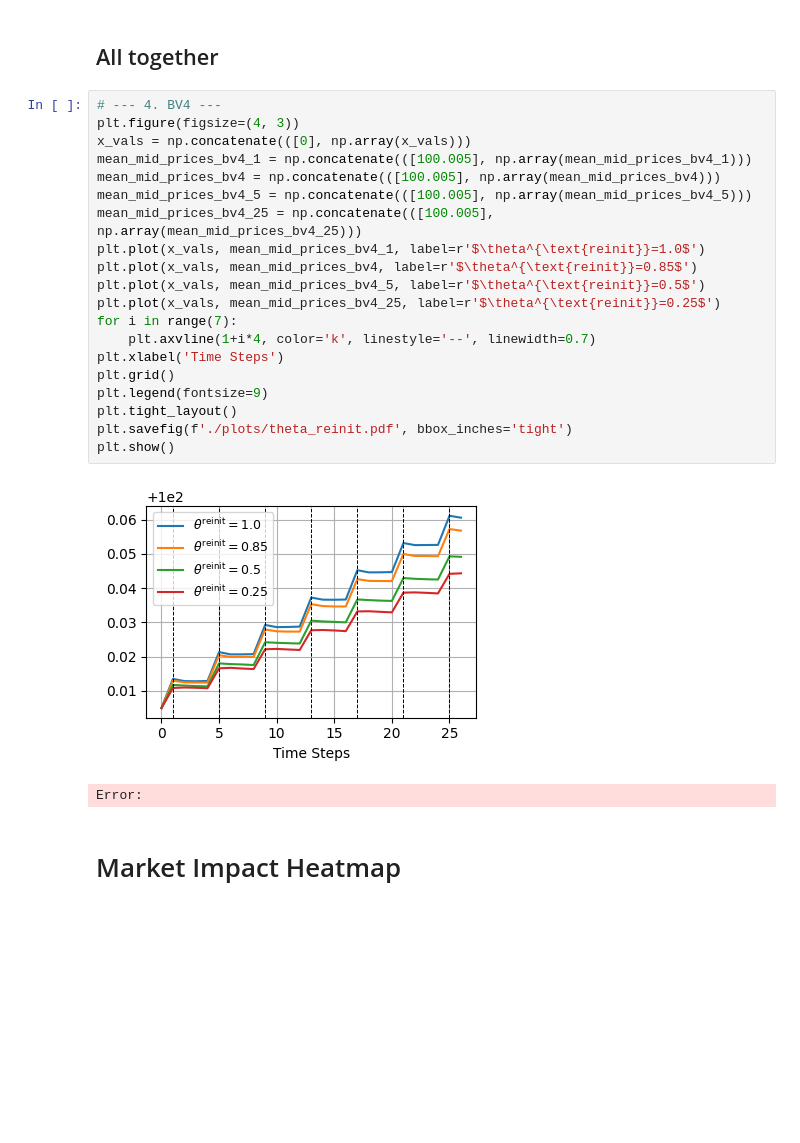
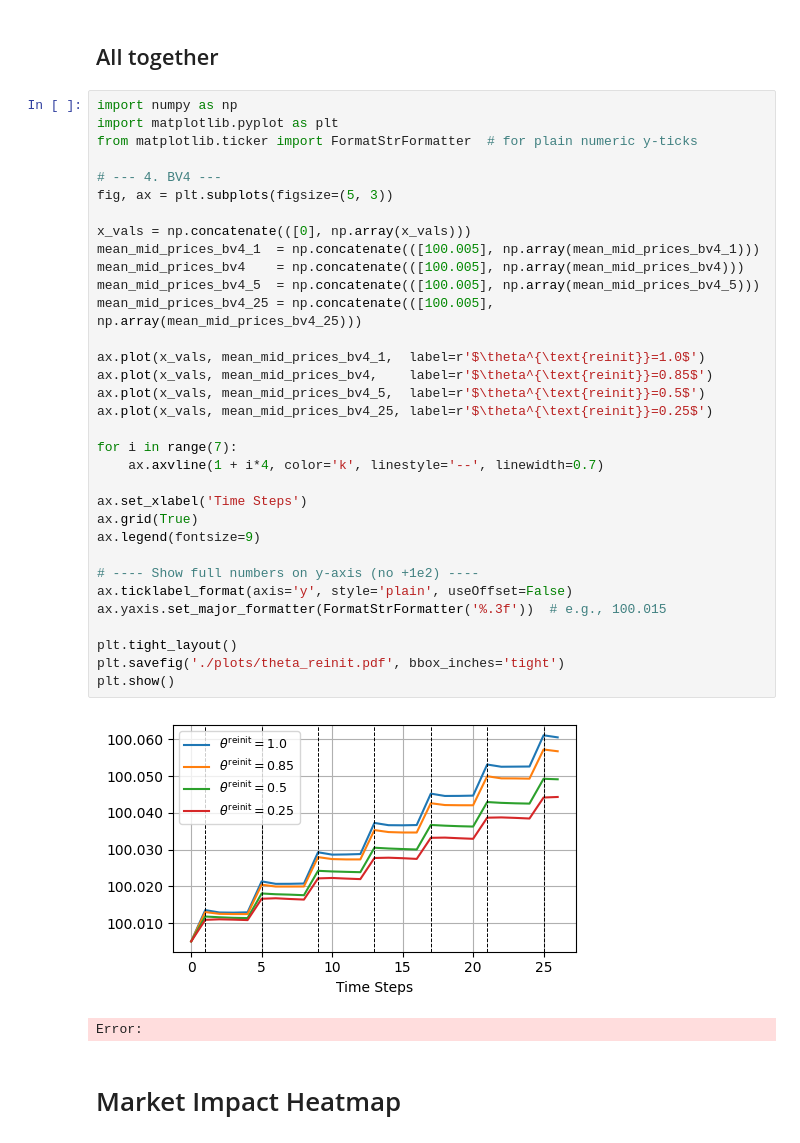
Before and after one commit to TomasEspana/qrm_optimal_execution, a Jupyter notebook: main.ipynb, the cells around one changed output. Drawn from its saved outputs; the diff is of its cells as text; blank space fills up the shorter version.

```diff
--- a/main.ipynb
+++ b/main.ipynb
@@ -1792,27 +1807,40 @@ mean_mid_prices_bv4_25 = np.nanmean(arr_mid_prices, axis=0)
 # %% [markdown]
 ## All together
 # %%
+import numpy as np
+import matplotlib.pyplot as plt
+from matplotlib.ticker import FormatStrFormatter  # for plain numeric y-ticks
+
 # --- 4. BV4 ---
-plt.figure(figsize=(4, 3))
+fig, ax = plt.subplots(figsize=(5, 3))
+
 x_vals = np.concatenate(([0], np.array(x_vals)))
-mean_mid_prices_bv4_1 = np.concatenate(([100.005], np.array(mean_mid_prices_bv4_1)))
-mean_mid_prices_bv4 = np.concatenate(([100.005], np.array(mean_mid_prices_bv4)))
-mean_mid_prices_bv4_5 = np.concatenate(([100.005], np.array(mean_mid_prices_bv4_5)))
+mean_mid_prices_bv4_1  = np.concatenate(([100.005], np.array(mean_mid_prices_bv4_1)))
+mean_mid_prices_bv4    = np.concatenate(([100.005], np.array(mean_mid_prices_bv4)))
+mean_mid_prices_bv4_5  = np.concatenate(([100.005], np.array(mean_mid_prices_bv4_5)))
 mean_mid_prices_bv4_25 = np.concatenate(([100.005], np.array(mean_mid_prices_bv4_25)))
-plt.plot(x_vals, mean_mid_prices_bv4_1, label=r'$\theta^{\text{reinit}}=1.0$')
-plt.plot(x_vals, mean_mid_prices_bv4, label=r'$\theta^{\text{reinit}}=0.85$')
-plt.plot(x_vals, mean_mid_prices_bv4_5, label=r'$\theta^{\text{reinit}}=0.5$')
-plt.plot(x_vals, mean_mid_prices_bv4_25, label=r'$\theta^{\text{reinit}}=0.25$')
+
+ax.plot(x_vals, mean_mid_prices_bv4_1,  label=r'$\theta^{\text{reinit}}=1.0$')
+ax.plot(x_vals, mean_mid_prices_bv4,    label=r'$\theta^{\text{reinit}}=0.85$')
+ax.plot(x_vals, mean_mid_prices_bv4_5,  label=r'$\theta^{\text{reinit}}=0.5$')
+ax.plot(x_vals, mean_mid_prices_bv4_25, label=r'$\theta^{\text{reinit}}=0.25$')
+
 for i in range(7):
-    plt.axvline(1+i*4, color='k', linestyle='--', linewidth=0.7)
-plt.xlabel('Time Steps')
-plt.grid()
-plt.legend(fontsize=9)
+    ax.axvline(1 + i*4, color='k', linestyle='--', linewidth=0.7)
+
+ax.set_xlabel('Time Steps')
+ax.grid(True)
+ax.legend(fontsize=9)
+
+# ---- Show full numbers on y-axis (no +1e2) ----
+ax.ticklabel_format(axis='y', style='plain', useOffset=False)
+ax.yaxis.set_major_formatter(FormatStrFormatter('%.3f'))  # e.g., 100.015
+
 plt.tight_layout()
-plt.savefig(f'./plots/theta_reinit.pdf', bbox_inches='tight')
+plt.savefig('./plots/theta_reinit.pdf', bbox_inches='tight')
 plt.show()
 # %% [output]
-[figure, old version]
+[figure, new version]
 Error:
 # %% [markdown]
 # Market Impact Heatmap
```
Also changed, not shown: parts of 20 cells of this notebook, 2 other files.
